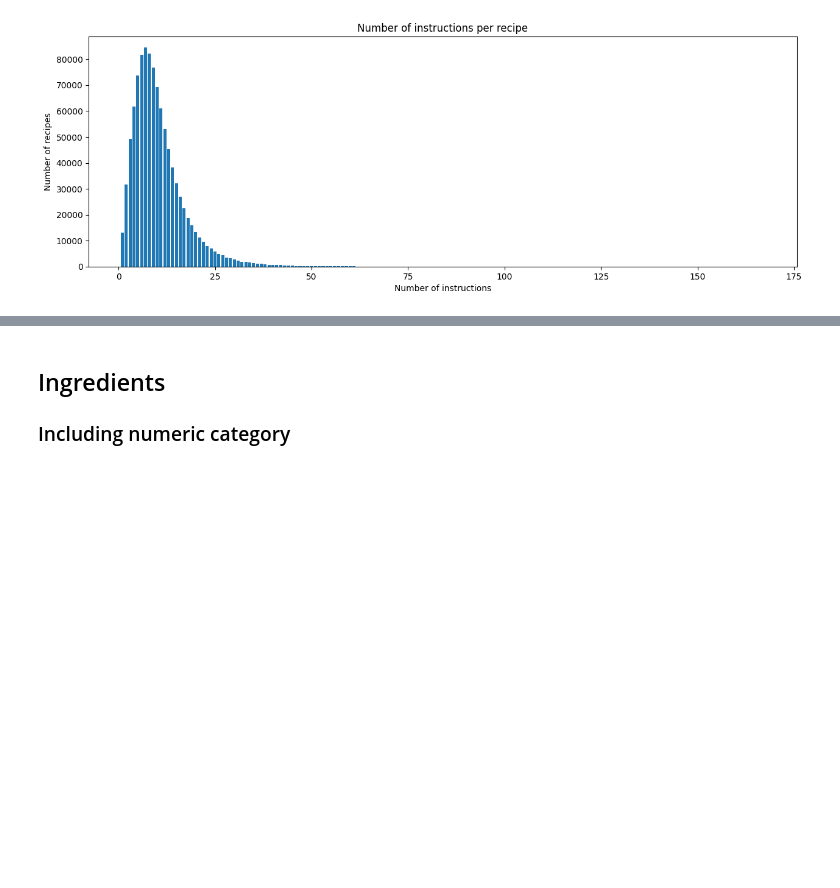
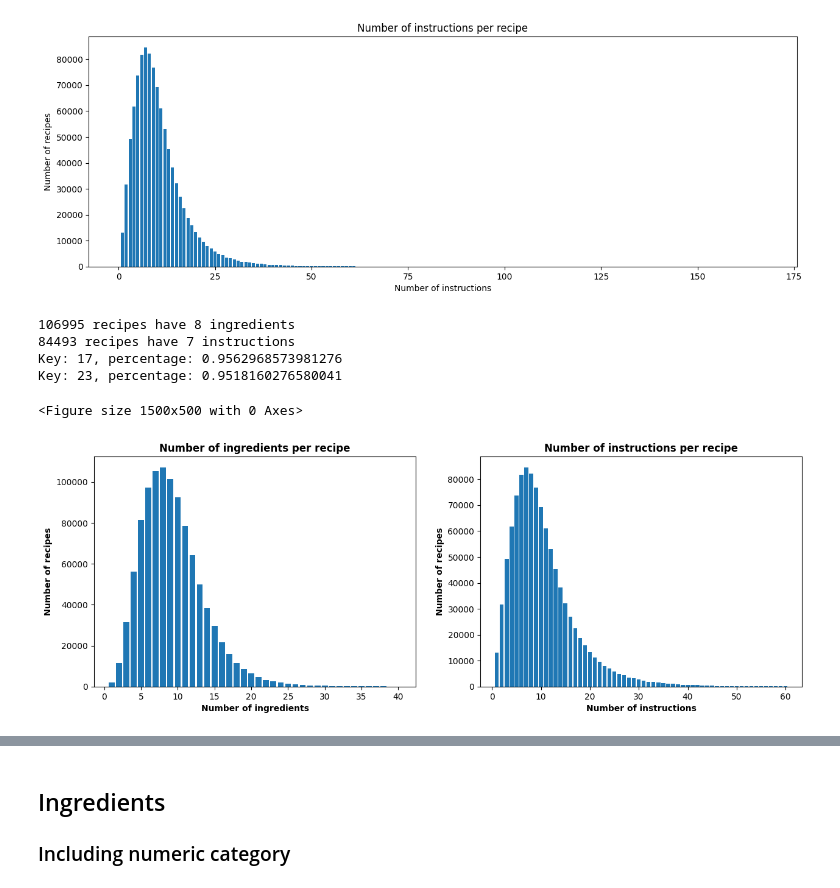
Before and after one commit to mscholl96/mad-recime, a Jupyter notebook: data/recipe1M/dataset-analysis/recipe1M.ipynb, the cells around one changed output, grey strips where cells are left out. Drawn from its saved outputs; the diff is of its cells as text; code cells hidden in the pictures; blank space fills up the shorter version.

Commit message:
Plots

```diff
--- a/data/recipe1M/dataset-analysis/recipe1M.ipynb
+++ b/data/recipe1M/dataset-analysis/recipe1M.ipynb
@@ -124,6 +124,54 @@ plt.bar(instructions_per_recipe.keys(), instructions_per_recipe.values(), align=
 plt.show()
 # %% [output]
 [figure]
+# %%
+import collections
+k = max(ingredients_per_recipe, key=ingredients_per_recipe.get)
+print(f'{ingredients_per_recipe[k]} recipes have {k} ingredients')
+
+k = max(instructions_per_recipe, key=instructions_per_recipe.get)
+print(f'{instructions_per_recipe[k]} recipes have {k} instructions')
+
+ings = 0
+od = collections.OrderedDict(sorted(ingredients_per_recipe.items()))
+for k, v in od.items():
+    ings += v
+    if ings >= 0.95 * num_recipes:
+        print(f'Key: {k}, percentage: {ings/num_recipes}')
+        break
+
+inst = 0
+od = collections.OrderedDict(sorted(instructions_per_recipe.items()))
+for k, v in od.items():
+    inst += v
+    if inst >= 0.95 * num_recipes:
+        print(f'Key: {k}, percentage: {inst/num_recipes}')
+        break
+
+
+# Subplots
+ingredients_per_recipe_main = {k: v for k, v in ingredients_per_recipe.items() if k <= 40}
+instructions_per_recipe_main = {k: v for k, v in instructions_per_recipe.items() if k <= 60}
+
+plt.figure(figsize=(15,5), dpi=100)
+fig, (ax1, ax2) = plt.subplots(1,2, figsize=(15,5), dpi=100)
+ax1.set_title("Number of ingredients per recipe", fontweight='bold')
+ax1.set_xlabel('Number of ingredients', fontdict=dict(weight='bold'))
+ax1.set_ylabel('Number of recipes', fontdict=dict(weight='bold'))
+ax1.bar(ingredients_per_recipe_main.keys(), ingredients_per_recipe_main.values())
+ax2.set_title("Number of instructions per recipe", fontweight='bold')
+ax2.set_xlabel('Number of instructions', fontdict=dict(weight='bold'))
+ax2.set_ylabel('Number of recipes', fontdict=dict(weight='bold'))
+ax2.bar(instructions_per_recipe_main.keys(), instructions_per_recipe_main.values())
+
+fig.savefig('distribution.png', bbox_inches='tight')
+# %% [output]
+106995 recipes have 8 ingredients
+84493 recipes have 7 instructions
+Key: 17, percentage: 0.9562968573981276
+Key: 23, percentage: 0.9518160276580041
+<Figure size 1500x500 with 0 Axes>
+[figure, added]
 # %%
 recipe_websites = dict(sorted(recipe_websites.items(), key=lambda item: item[1], reverse=True))
 plt.figure(figsize=(15,5), dpi=100)
```
Also changed, not shown: parts of 1 cell of this notebook.
